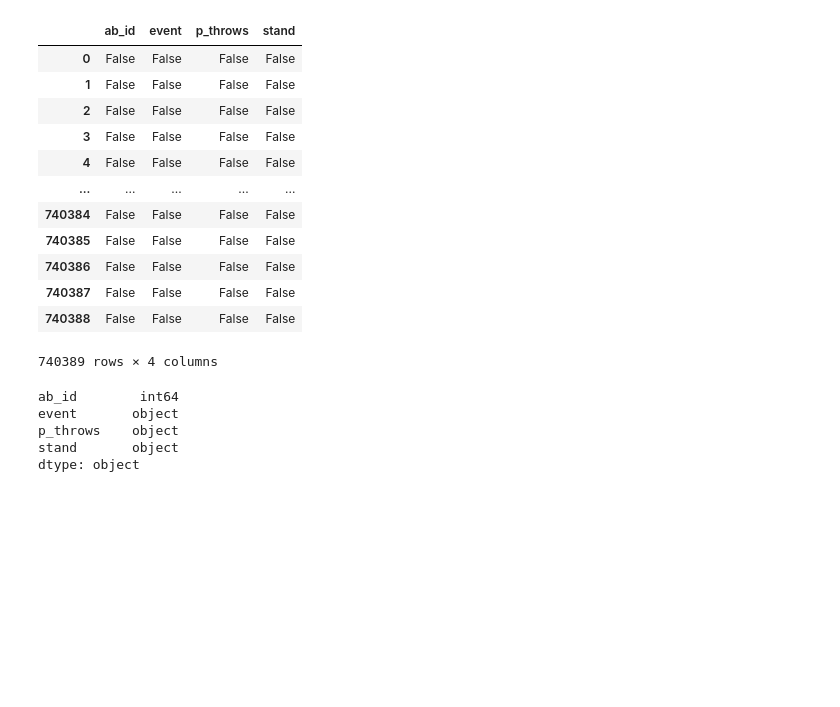
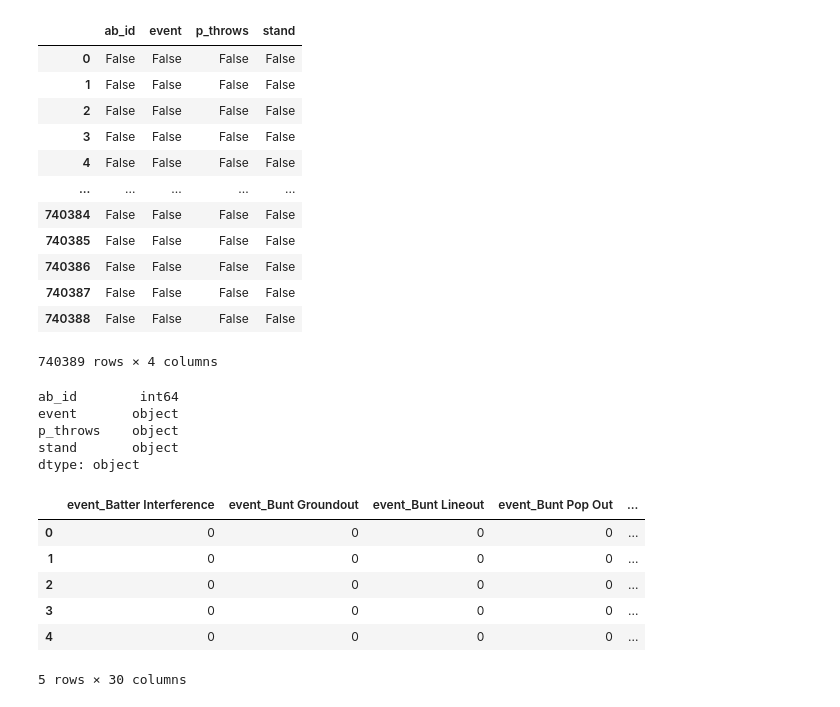
Before and after one commit to jtaulman/Bootcamp_Final_Project, a Jupyter notebook: FilteredData_atbats.ipynb, the cells around one changed output. Drawn from its saved outputs; the diff is of its cells as text; code cells hidden in the pictures; blank space fills up the shorter version.

```diff
--- a/FilteredData_atbats.ipynb
+++ b/FilteredData_atbats.ipynb
@@ -58,3 +58,14 @@ event       object
 p_throws    object
 stand       object
 dtype: object
+# %%
+atbats_df = pd.get_dummies(df[['event']])
+atbats_df.head()
+# %% [output]
+|  | event_Batter Interference | event_Bunt Groundout | event_Bunt Lineout | event_Bunt Pop Out | ... |
+| 0 | 0 | 0 | 0 | 0 | ... |
+| 1 | 0 | 0 | 0 | 0 | ... |
+| 2 | 0 | 0 | 0 | 0 | ... |
+| 3 | 0 | 0 | 0 | 0 | ... |
+| 4 | 0 | 0 | 0 | 0 | ... |
+5 rows × 30 columns
```
Also changed, not shown: parts of 6 cells of this notebook.
